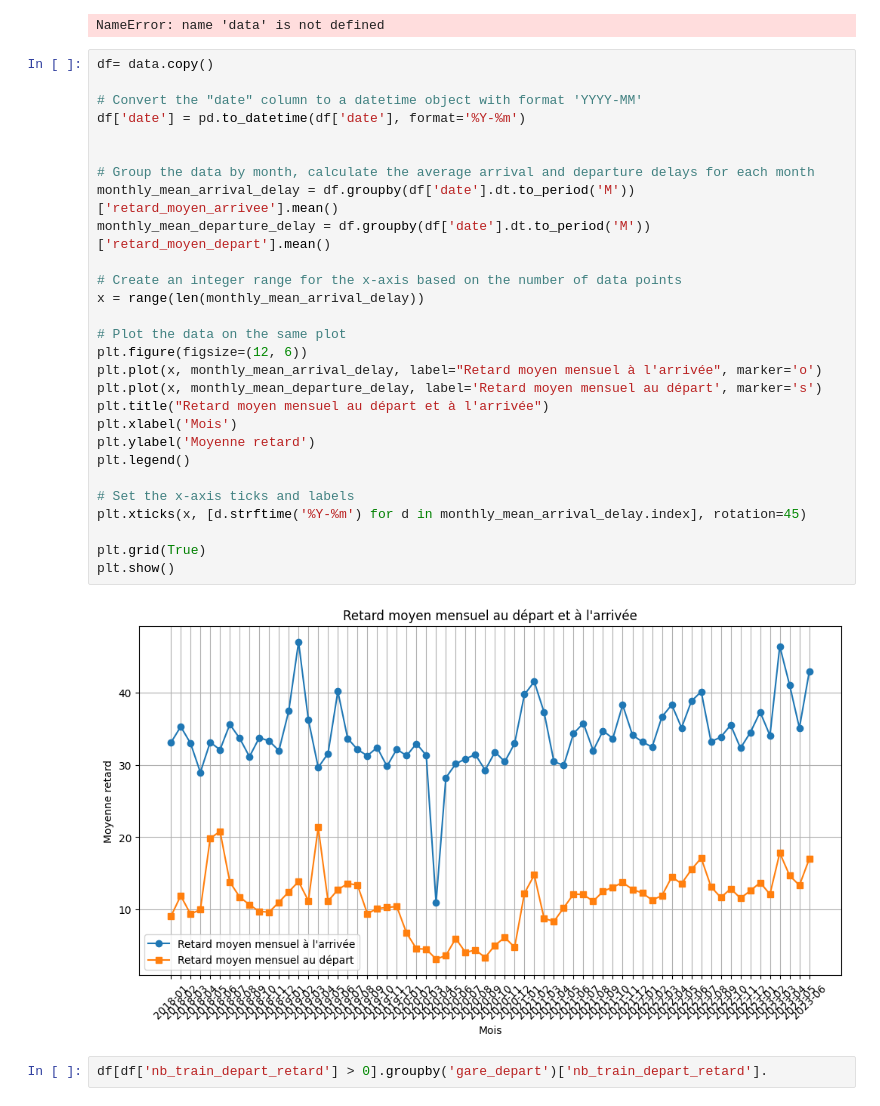
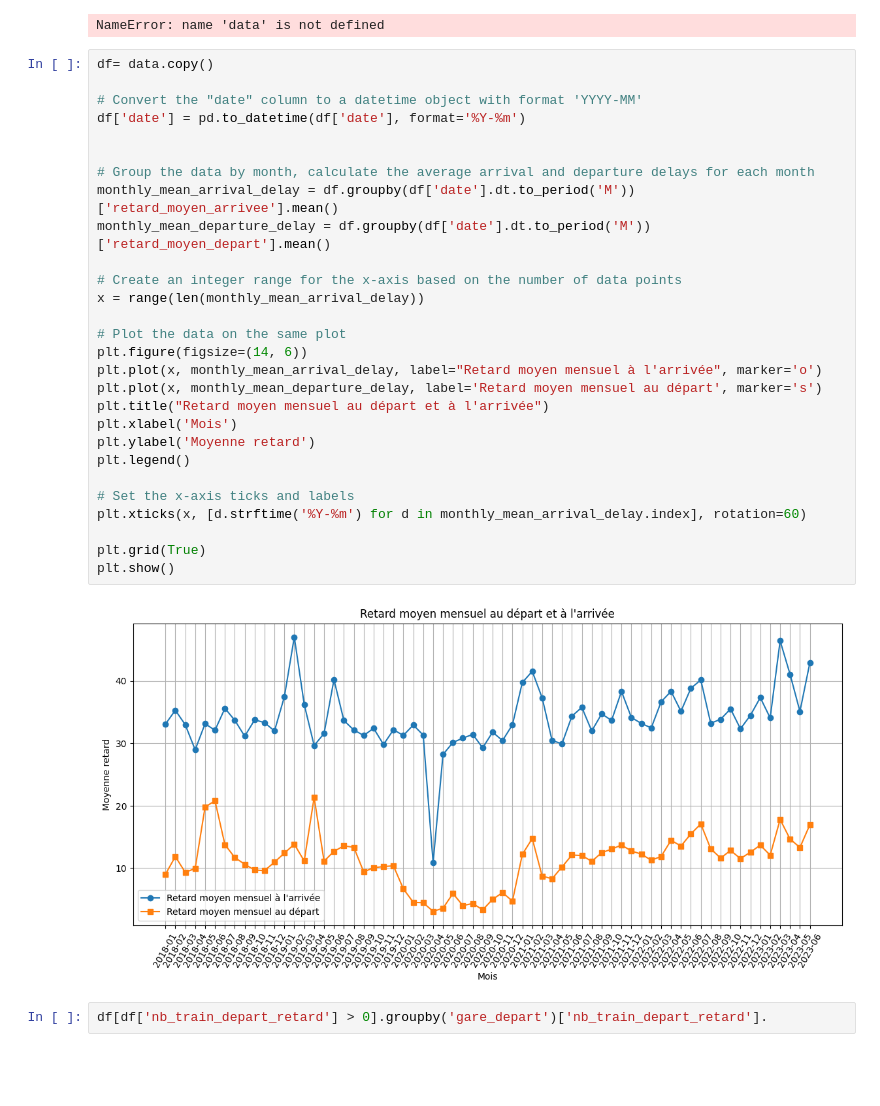
Before and after one commit to Enaouram/prediction-of-TGV-delays, a Jupyter notebook: data_analysis.ipynb, the cells around one changed output. Drawn from its saved outputs; the diff is of its cells as text; blank space fills up the shorter version.

```diff
--- a/data_analysis.ipynb
+++ b/data_analysis.ipynb
@@ -61,33 +62,33 @@ NameError: name 'data' is not defined
 # %%
 df= data.copy()
 
 # Convert the "date" column to a datetime object with format 'YYYY-MM'
 df['date'] = pd.to_datetime(df['date'], format='%Y-%m')
 
 
 # Group the data by month, calculate the average arrival and departure delays for each month
 monthly_mean_arrival_delay = df.groupby(df['date'].dt.to_period('M'))['retard_moyen_arrivee'].mean()
 monthly_mean_departure_delay = df.groupby(df['date'].dt.to_period('M'))['retard_moyen_depart'].mean()
 
 # Create an integer range for the x-axis based on the number of data points
 x = range(len(monthly_mean_arrival_delay))
 
 # Plot the data on the same plot
-plt.figure(figsize=(12, 6))
+plt.figure(figsize=(14, 6))
 plt.plot(x, monthly_mean_arrival_delay, label="Retard moyen mensuel à l'arrivée", marker='o')
 plt.plot(x, monthly_mean_departure_delay, label='Retard moyen mensuel au départ', marker='s')
 plt.title("Retard moyen mensuel au départ et à l'arrivée")
 plt.xlabel('Mois')
 plt.ylabel('Moyenne retard')
 plt.legend()
 
 # Set the x-axis ticks and labels
-plt.xticks(x, [d.strftime('%Y-%m') for d in monthly_mean_arrival_delay.index], rotation=45)
+plt.xticks(x, [d.strftime('%Y-%m') for d in monthly_mean_arrival_delay.index], rotation=60)
 
 plt.grid(True)
 plt.show()
 # %% [output]
-[figure, old version]
+[figure, new version]
 # %%
 df[df['nb_train_depart_retard'] > 0].groupby('gare_depart')['nb_train_depart_retard'].
 # %% [output]
```
Also changed, not shown: parts of 2 cells of this notebook.
